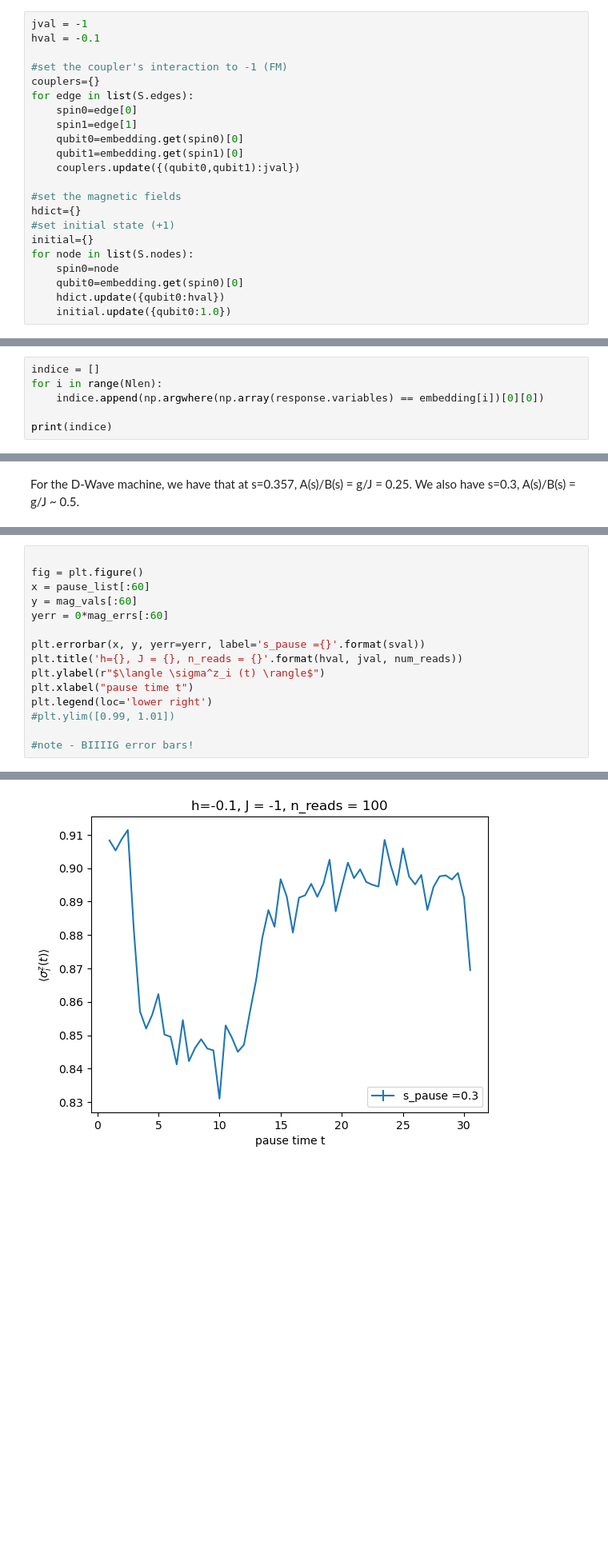
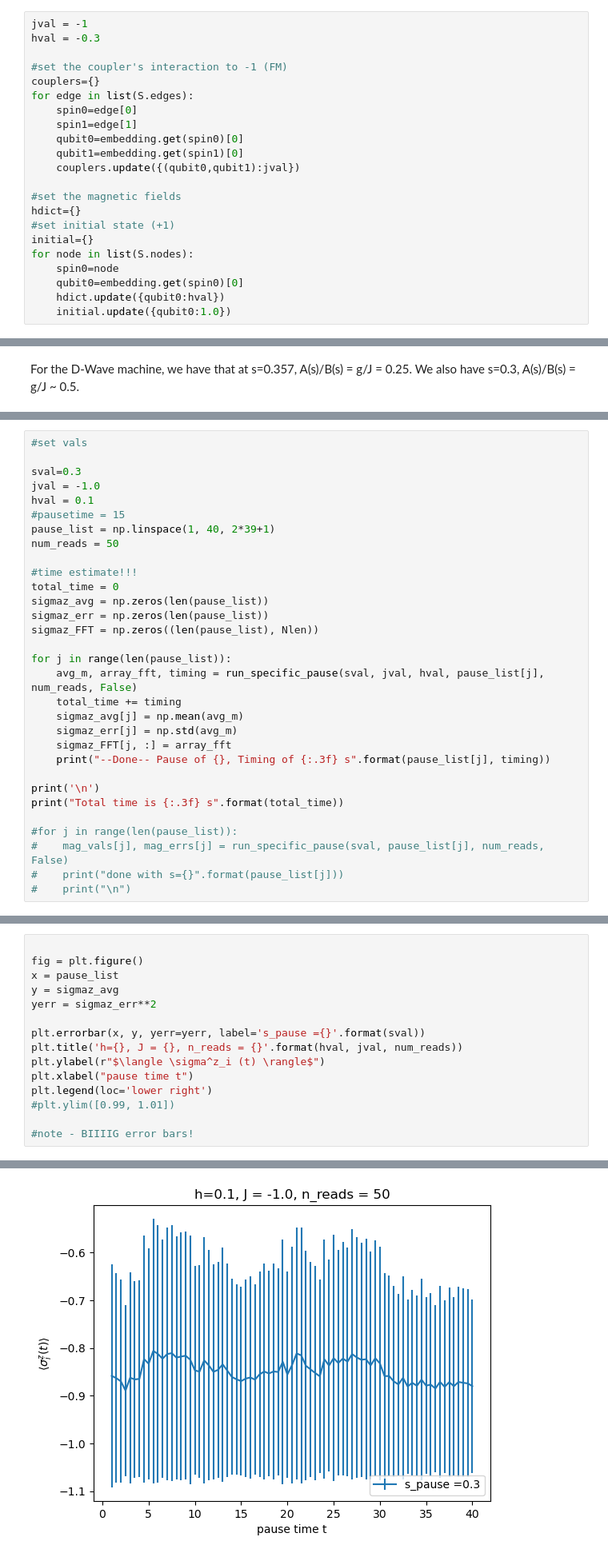
Before and after one commit to vdrouint/Meson-Annealing, a Jupyter notebook: run-chain-pegasus.ipynb, the cells around one changed output, grey strips where cells are left out. Shown at 80% size. Saved outputs shown, nothing was run; the diff lists cells and outputs as text; blank space fills up the shorter version.

```diff
--- a/run-chain-pegasus.ipynb
+++ b/run-chain-pegasus.ipynb
@@ -109,6 +108,6 @@ setting the J and h values on each used qubit
 # %%
 jval = -1
-hval = -0.1
+hval = -0.3
 
 #set the coupler's interaction to -1 (FM)
 couplers={}
@@ -192,6 +187,0 @@ np.argwhere(np.array(response.variables) == 96)[0][0]
-# %%
-indice = []
-for i in range(Nlen):
-    indice.append(np.argwhere(np.array(response.variables) == embedding[i])[0][0])
-
-print(indice)
@@ -328,0 +383,31 @@ I have a guess that these $t$ values are too small - need higher values to see o
+# %%
+#set vals
+
+sval=0.3
+jval = -1.0
+hval = 0.1
+#pausetime = 15
+pause_list = np.linspace(1, 40, 2*39+1)
+num_reads = 50
+
+#time estimate!!!
+total_time = 0
+sigmaz_avg = np.zeros(len(pause_list))
+sigmaz_err = np.zeros(len(pause_list))
+sigmaz_FFT = np.zeros((len(pause_list), Nlen))
+
+for j in range(len(pause_list)):
+    avg_m, array_fft, timing = run_specific_pause(sval, jval, hval, pause_list[j], num_reads, False)
+    total_time += timing
+    sigmaz_avg[j] = np.mean(avg_m)
+    sigmaz_err[j] = np.std(avg_m)
+    sigmaz_FFT[j, :] = array_fft
+    print("--Done-- Pause of {}, Timing of {:.3f} s".format(pause_list[j], timing))
+
+print('\n')
+print("Total time is {:.3f} s".format(total_time))
+
+#for j in range(len(pause_list)):
+#    mag_vals[j], mag_errs[j] = run_specific_pause(sval, pause_list[j], num_reads, False)
+#    print("done with s={}".format(pause_list[j]))
+#    print("\n")
@@ -329,19 +441,19 @@ I have a guess that these $t$ values are too small - need higher values to see o
 # %%
 
 fig = plt.figure()
-x = pause_list[:60]
-y = mag_vals[:60]
-yerr = 0*mag_errs[:60]
+x = pause_list
+y = sigmaz_avg
+yerr = sigmaz_err**2
 
 plt.errorbar(x, y, yerr=yerr, label='s_pause ={}'.format(sval))
 plt.title('h={}, J = {}, n_reads = {}'.format(hval, jval, num_reads))
 plt.ylabel(r"$\langle \sigma^z_i (t) \rangle$")
 plt.xlabel("pause time t")
 plt.legend(loc='lower right')
 #plt.ylim([0.99, 1.01])
 
 #note - BIIIIG error bars!
 # %% [output]
 <matplotlib.legend.Legend at 0x...>
-[figure, old version]
+[figure, new version]
 # %%
```
Also changed, not shown: parts of 22 cells of this notebook, 5 other files.
